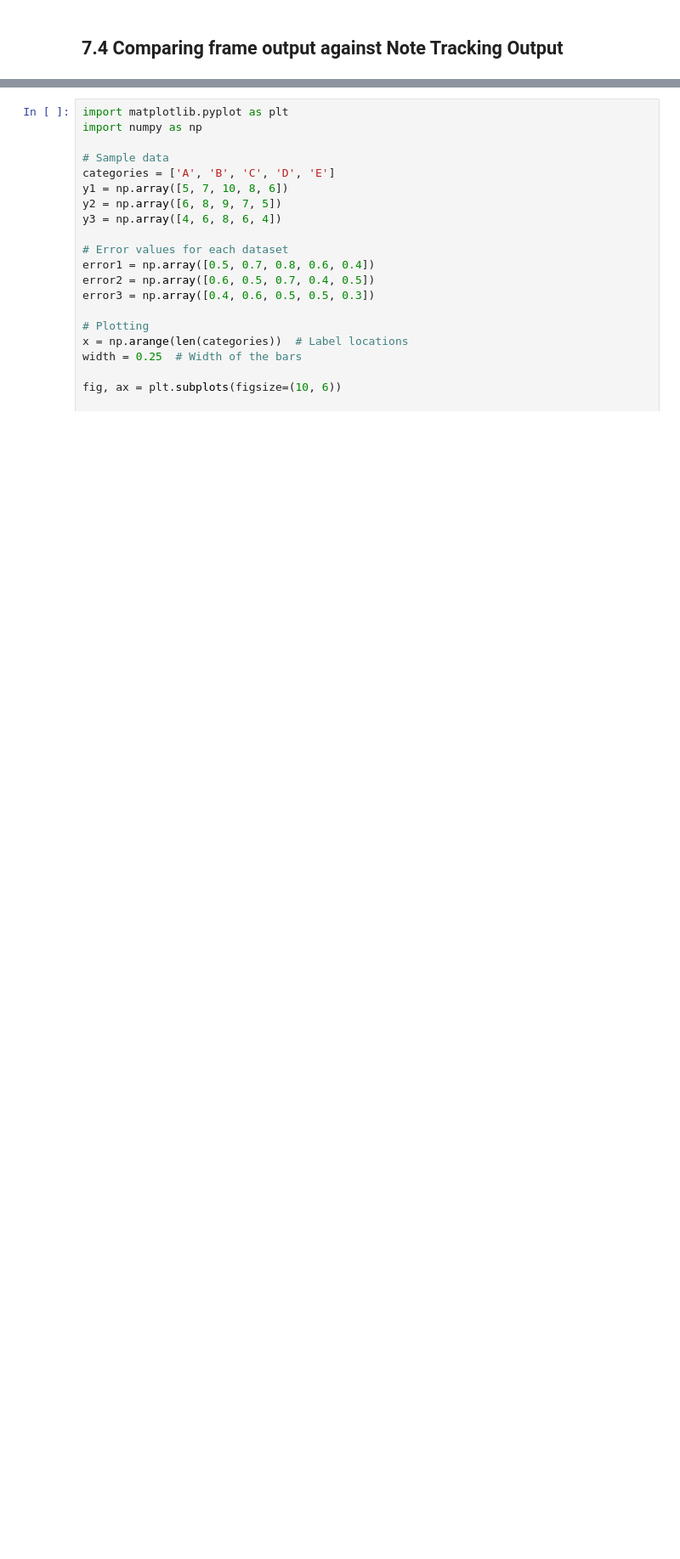
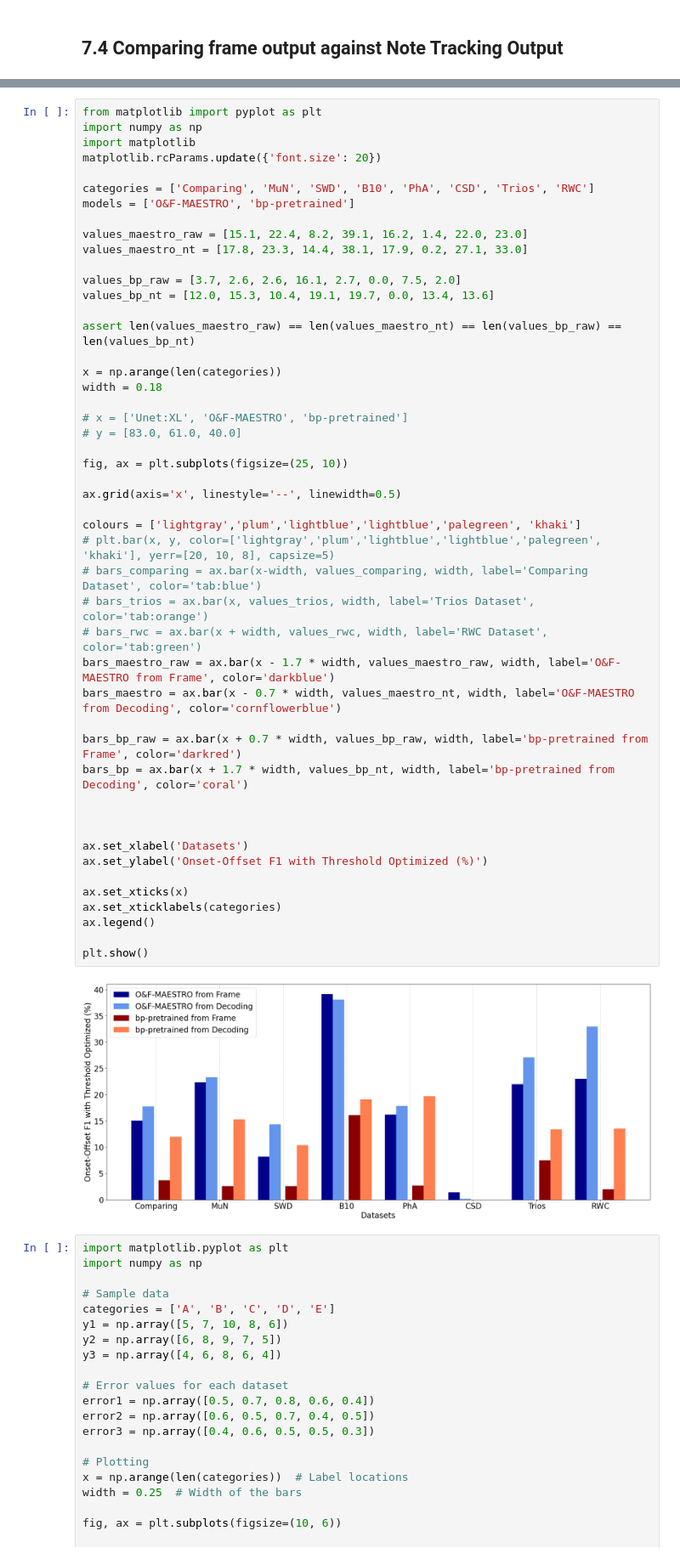
Before and after one commit to marc-philipp-knechtle/amt-eval, a Jupyter notebook: visualizations.ipynb, the cells around one changed output, grey strips where cells are left out. Shown: that part at 85% size. Drawn from its saved outputs; the diff is of its cells as text; blank space fills up the shorter version.

```diff
--- a/visualizations.ipynb
+++ b/visualizations.ipynb
@@ -84,3 +142,53 @@ plt.show()
+# %%
+from matplotlib import pyplot as plt
+import numpy as np
+import matplotlib
+matplotlib.rcParams.update({'font.size': 20})
+
+categories = ['Comparing', 'MuN', 'SWD', 'B10', 'PhA', 'CSD', 'Trios', 'RWC']
+models = ['O&F-MAESTRO', 'bp-pretrained']
+
+values_maestro_raw = [15.1, 22.4, 8.2, 39.1, 16.2, 1.4, 22.0, 23.0]
+values_maestro_nt = [17.8, 23.3, 14.4, 38.1, 17.9, 0.2, 27.1, 33.0]
+
+values_bp_raw = [3.7, 2.6, 2.6, 16.1, 2.7, 0.0, 7.5, 2.0]
+values_bp_nt = [12.0, 15.3, 10.4, 19.1, 19.7, 0.0, 13.4, 13.6]
+
+assert len(values_maestro_raw) == len(values_maestro_nt) == len(values_bp_raw) == len(values_bp_nt)
+
+x = np.arange(len(categories))
+width = 0.18
+
+# x = ['Unet:XL', 'O&F-MAESTRO', 'bp-pretrained']
+# y = [83.0, 61.0, 40.0]
+
+fig, ax = plt.subplots(figsize=(25, 10))
+
+ax.grid(axis='x', linestyle='--', linewidth=0.5)
+
+colours = ['lightgray','plum','lightblue','lightblue','palegreen', 'khaki']
+# plt.bar(x, y, color=['lightgray','plum','lightblue','lightblue','palegreen', 'khaki'], yerr=[20, 10, 8], capsize=5)
+# bars_comparing = ax.bar(x-width, values_comparing, width, label='Comparing Dataset', color='tab:blue')
+# bars_trios = ax.bar(x, values_trios, width, label='Trios Dataset', color='tab:orange')
+# bars_rwc = ax.bar(x + width, values_rwc, width, label='RWC Dataset', color='tab:green')
+bars_maestro_raw = ax.bar(x - 1.7 * width, values_maestro_raw, width, label='O&F-MAESTRO from Frame', color='darkblue')
+bars_maestro = ax.bar(x - 0.7 * width, values_maestro_nt, width, label='O&F-MAESTRO from Decoding', color='cornflowerblue')
+
+bars_bp_raw = ax.bar(x + 0.7 * width, values_bp_raw, width, label='bp-pretrained from Frame', color='darkred')
+bars_bp = ax.bar(x + 1.7 * width, values_bp_nt, width, label='bp-pretrained from Decoding', color='coral')
+
+
+
+ax.set_xlabel('Datasets')
+ax.set_ylabel('Onset-Offset F1 with Threshold Optimized (%)')
+
+ax.set_xticks(x)
+ax.set_xticklabels(categories)
+ax.legend()
+
+plt.show()
+# %% [output]
+[figure, added]
 # %%
 import matplotlib.pyplot as plt
 import numpy as np
```
Also changed, not shown: parts of 2 cells of this notebook, 2 other files.
